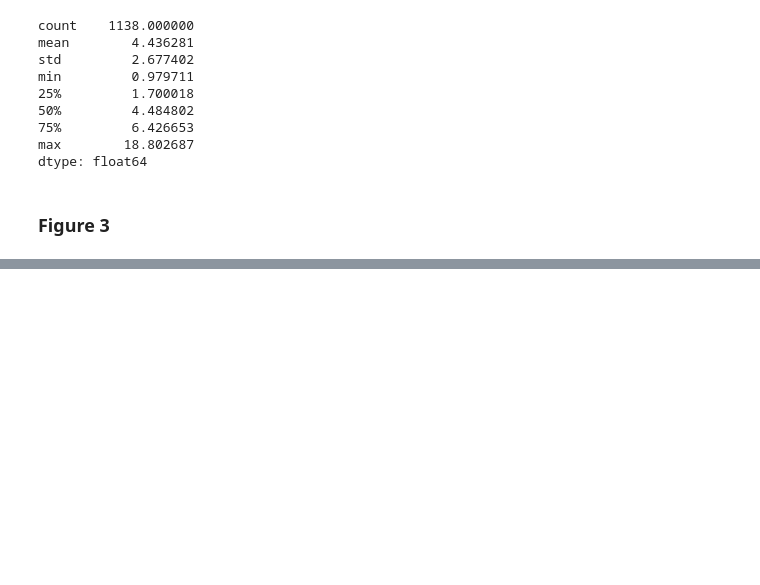
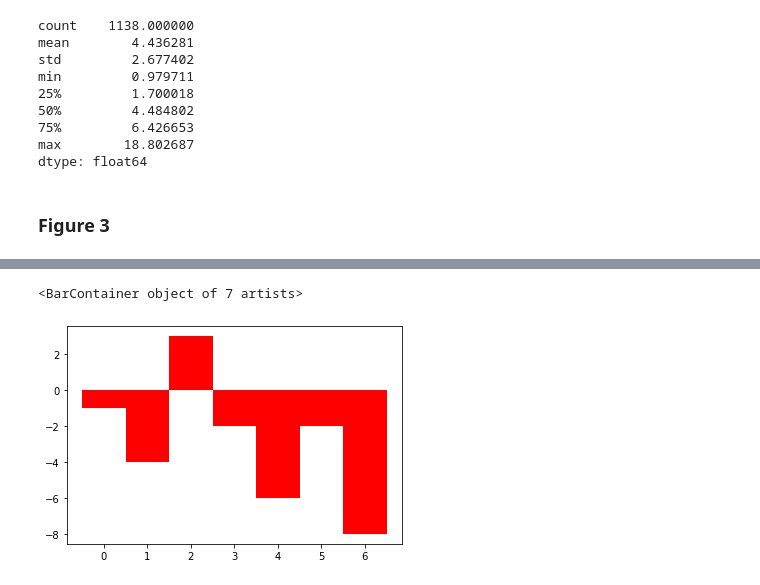
Before and after one commit to llesoil/icpe2022, a Jupyter notebook: Data Challenge.ipynb, the cells around one changed output, grey strips where cells are left out. Cells and saved outputs as stored; diff of their text form; code cells hidden in the pictures; blank space fills up the shorter version.

```diff
--- a/Data Challenge.ipynb
+++ b/Data Challenge.ipynb
@@ -941,0 +1137,12 @@ perf_points[perf_keys[0]]
+# %%
+x = range(7)
+negative_data = [-1,-4,3,-2,-6,-2,-8]
+positive_data = [4,2,-3,1,4,6,7,]
+
+fig = plt.figure()
+ax = plt.subplot(111)
+ax.bar(x, negative_data, width=1, color='r')
+#ax.bar(x, positive_data, width=1, color='b')
+# %% [output]
+<BarContainer object of 7 artists>
+[figure, added]
```
Also changed, not shown: parts of 15 cells of this notebook, 8 other files.
